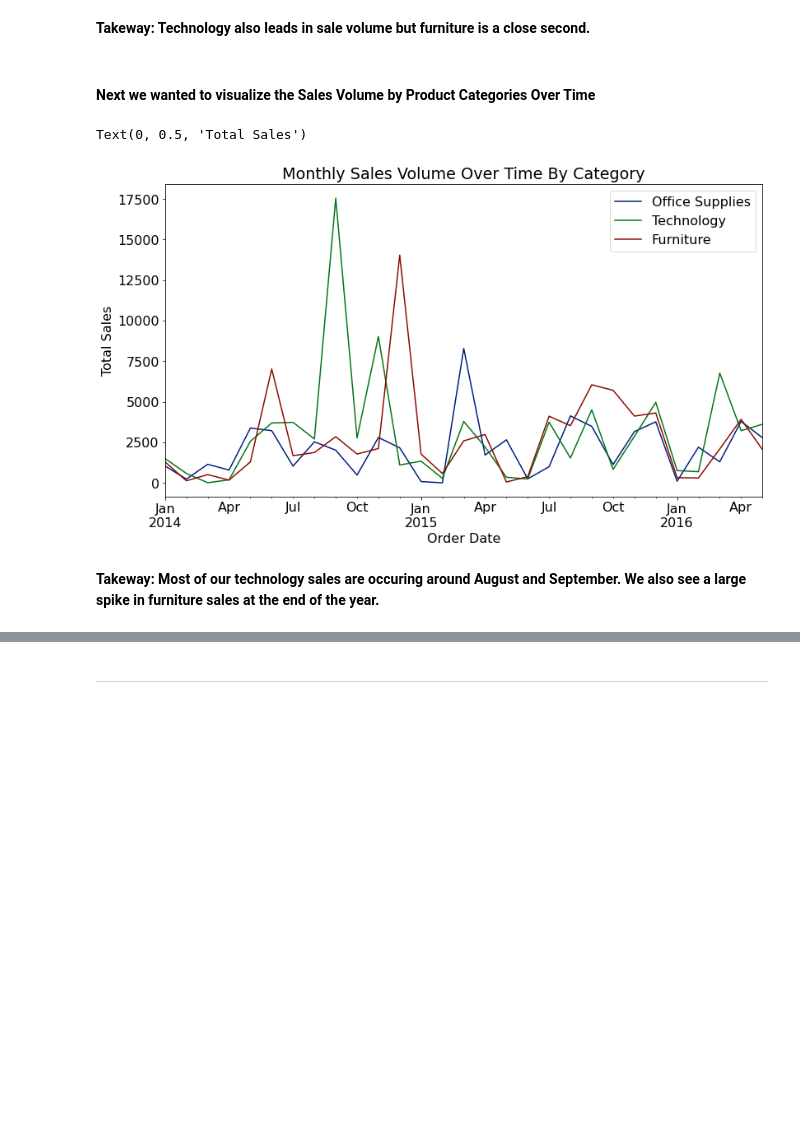
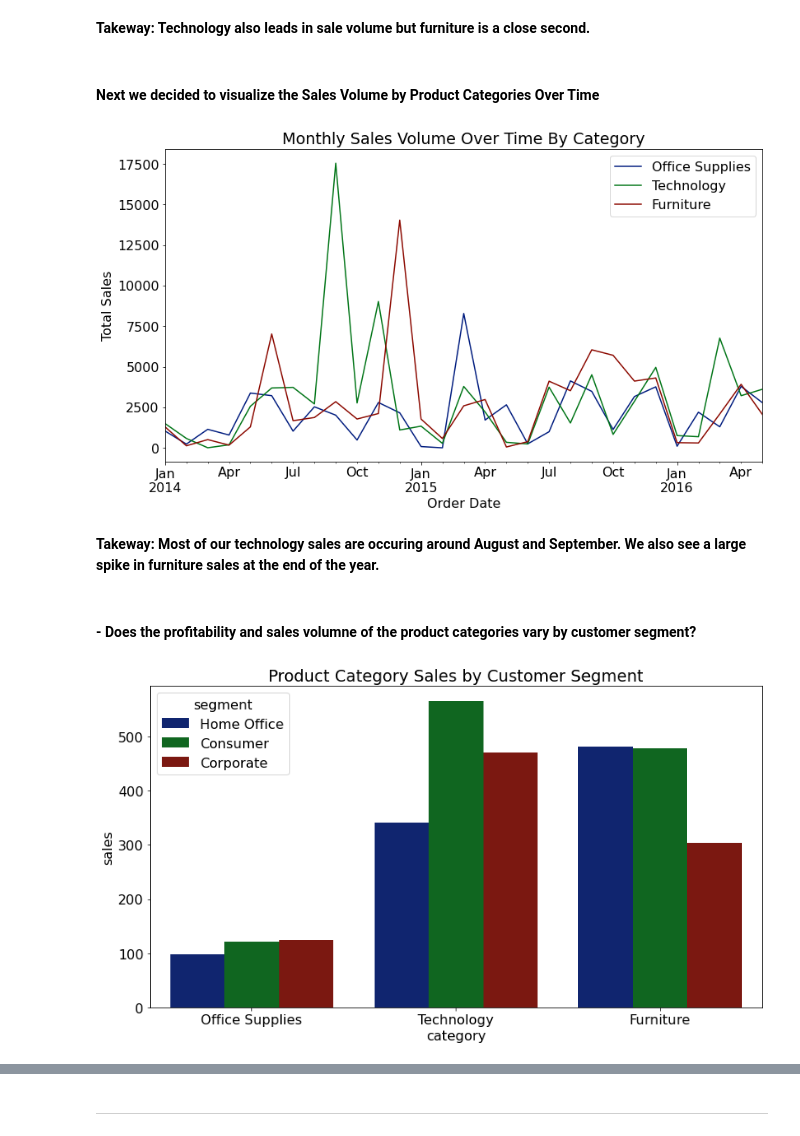
Before and after one commit to Kristofer-Rivera-and-Oliver-Ton/time_series_project, a Jupyter notebook: superstore_final.ipynb, the cells around one changed output, grey strips where cells are left out. Saved outputs shown, nothing was run; the diff lists cells and outputs as text; code cells hidden in the pictures; blank space fills up the shorter version.

Commit message:
Added visualizations to exploration section.

```diff
--- a/superstore_final.ipynb
+++ b/superstore_final.ipynb
@@ -112,7 +114,7 @@ sns.barplot(x='category', y='sales', data= train, ci=None)
 # %% [markdown]
 **Takeway: Technology also leads in sale volume but furniture is a close second.**
 # %% [markdown]
-#### Next we wanted to visualize the Sales Volume by Product Categories Over Time
+#### Next we decided to visualize the Sales Volume by Product Categories Over Time
 # %%
 #Better graph
 for c in train.category.unique():
@@ -121,8 +123,16 @@ for c in train.category.unique():
     plt.legend()
 plt.title("Monthly Sales Volume Over Time By Category")
 plt.ylabel("Total Sales")
+None
 # %% [output]
-Text(0, 0.5, 'Total Sales')
 [figure]
 # %% [markdown]
 **Takeway: Most of our technology sales are occuring around August and September. We also see a large spike in furniture sales at the end of the year.**
+# %% [markdown]
+#### - Does the profitability and sales volumne of the product categories vary by customer segment?
+# %%
+sns.barplot(x='category', y='sales', data= train, hue='segment', ci=None)
+plt.title('Product Category Sales by Customer Segment')
+None
+# %% [output]
+[figure, added]
```
Also changed, not shown: parts of 13 cells of this notebook.
